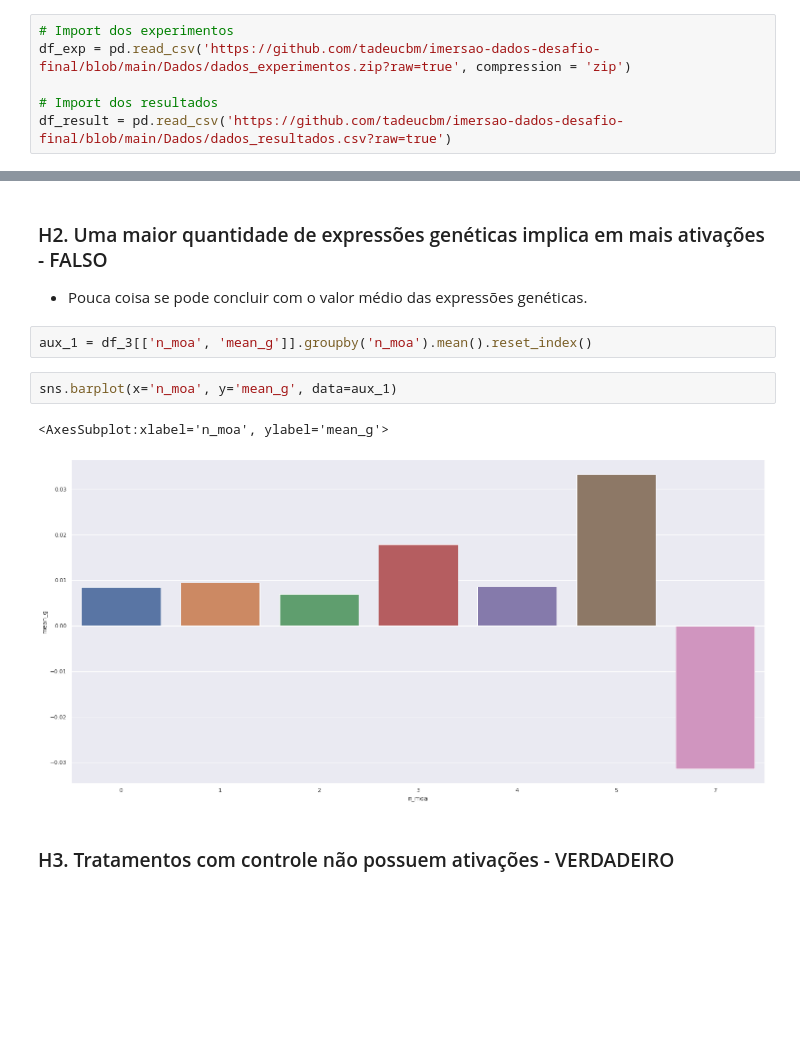
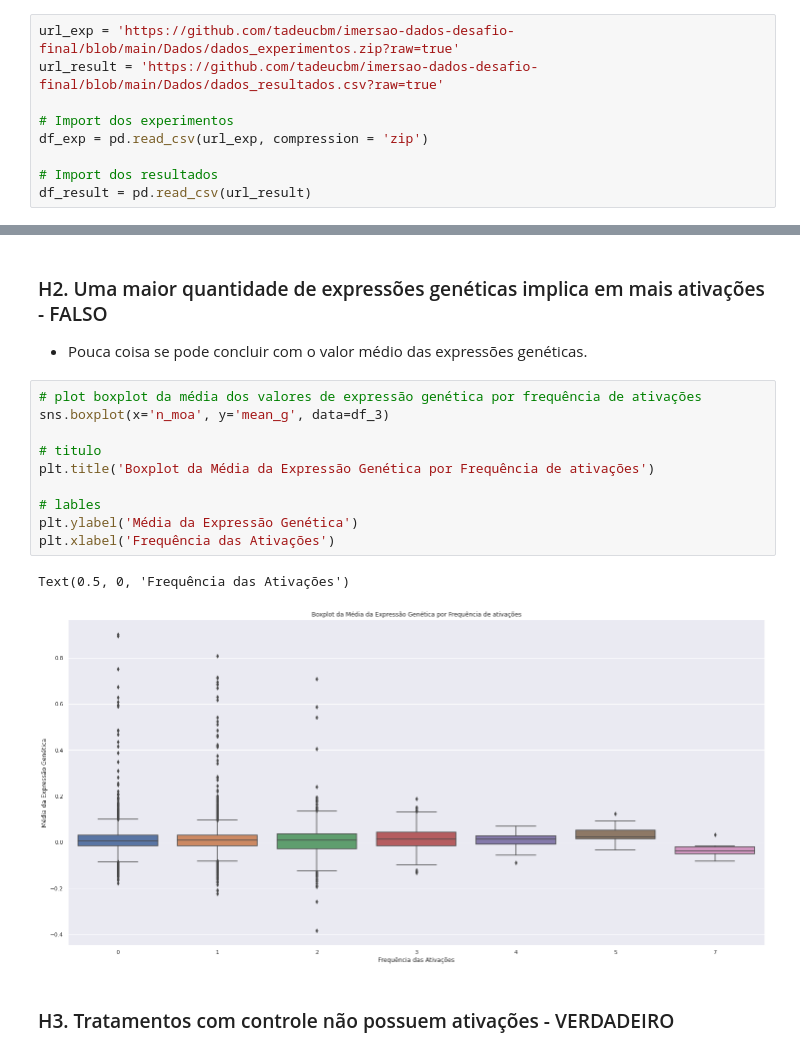
Before and after one commit to tadeucbm/imersao-dados-desafio-final, a Jupyter notebook: Notebooks/projeto_imersao_dados.ipynb, the cells around one changed output, grey strips where cells are left out. Cells and saved outputs as stored; diff of their text form; blank space fills up the shorter version.

```diff
--- a/Notebooks/projeto_imersao_dados.ipynb
+++ b/Notebooks/projeto_imersao_dados.ipynb
@@ -66,11 +73,14 @@ jupyter_settings()
 # %% [markdown]
 ## 0.2. Dados
 # %%
+url_exp = 'https://github.com/tadeucbm/imersao-dados-desafio-final/blob/main/Dados/dados_experimentos.zip?raw=true'
+url_result = 'https://github.com/tadeucbm/imersao-dados-desafio-final/blob/main/Dados/dados_resultados.csv?raw=true'
+
 # Import dos experimentos
-df_exp = pd.read_csv('https://github.com/tadeucbm/imersao-dados-desafio-final/blob/main/Dados/dados_experimentos.zip?raw=true', compression = 'zip')
+df_exp = pd.read_csv(url_exp, compression = 'zip')
 
 # Import dos resultados
-df_result = pd.read_csv('https://github.com/tadeucbm/imersao-dados-desafio-final/blob/main/Dados/dados_resultados.csv?raw=true')
+df_result = pd.read_csv(url_result)
 # %%
 df_exp.head()
 # %% [output]
@@ -632,13 +712,19 @@ sns.barplot(x='n_moa', y='mean_c', data=aux_1)
 # %% [markdown]
 ### H2. Uma maior quantidade de expressões genéticas implica em mais ativações - FALSO
 - Pouca coisa se pode concluir com o valor médio das expressões genéticas.
-# %%
-aux_1 = df_3[['n_moa', 'mean_g']].groupby('n_moa').mean().reset_index()
 # %%
-sns.barplot(x='n_moa', y='mean_g', data=aux_1)
+# plot boxplot da média dos valores de expressão genética por frequência de ativações
+sns.boxplot(x='n_moa', y='mean_g', data=df_3)
+
+# titulo
+plt.title('Boxplot da Média da Expressão Genética por Frequência de ativações')
+
+# lables
+plt.ylabel('Média da Expressão Genética')
+plt.xlabel('Frequência das Ativações')
 # %% [output]
-<AxesSubplot:xlabel='n_moa', ylabel='mean_g'>
+Text(0.5, 0, 'Frequência das Ativações')
-[figure, old version]
+[figure, new version]
 # %% [markdown]
 ### H3. Tratamentos com controle não possuem ativações - VERDADEIRO
 # %% [markdown]
```
Also changed, not shown: parts of 77 cells of this notebook.
